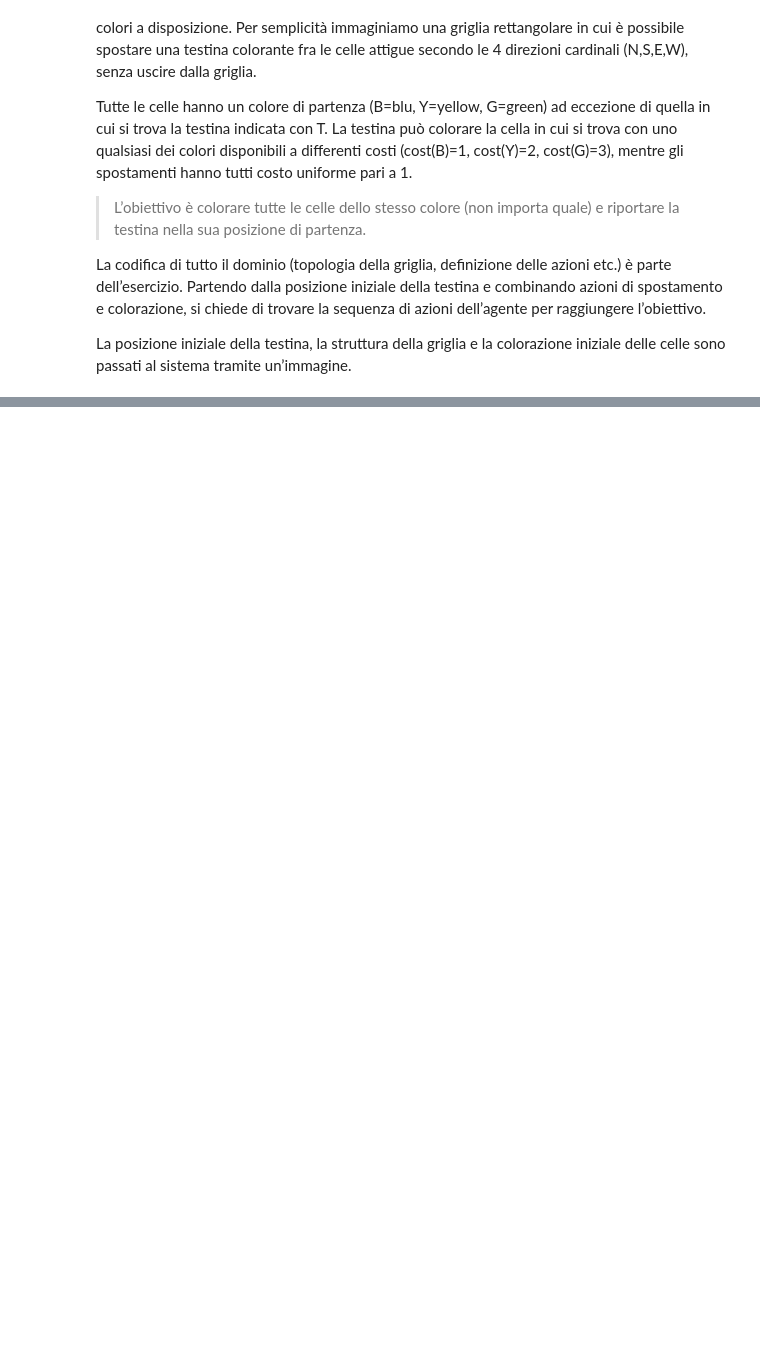
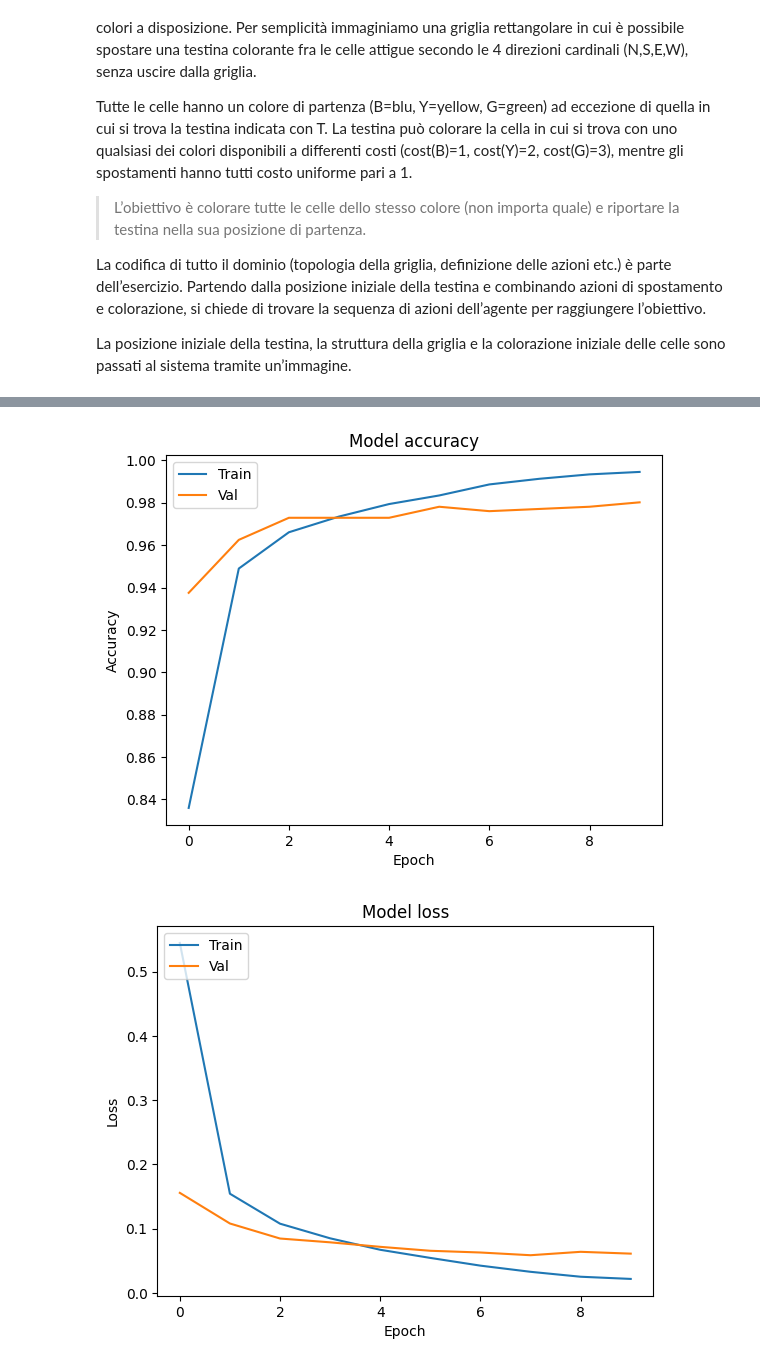
Before and after one commit to toita86/progetto-intro-ia, a Jupyter notebook: prog-intro-ai.ipynb, the cells around one changed output, grey strips where cells are left out. Cells and saved outputs as stored; diff of their text form; code cells hidden in the pictures; blank space fills up the shorter version.

```diff
--- a/prog-intro-ai.ipynb
+++ b/prog-intro-ai.ipynb
@@ -36,0 +263,20 @@ plt.show()
+# %%
+# Set the batch size. This is the number of samples that will be passed through the network at once.
+batch_size = 512
+
+# Set the number of epochs to 7. An epoch is one complete pass through the entire training dataset.
+epochs = 10
+
+# Compile the model.
+# We use the sparse_categorical_crossentropy loss function, which is suitable for multi-class classification problems.
+# The optimizer is set to 'adam', which is a popular choice due to its efficiency and good performance on a wide range of problems.
+# We also specify that we want to evaluate the model's accuracy during training.
+seq_lett_model.compile(loss="sparse_categorical_crossentropy", optimizer="adam", metrics=["accuracy"])
+
+# Fit the model to the training data.
+# We also specify a validation split of 0.1, meaning that 10% of the training data will be used as validation data.
+# The model's performance is evaluated on this validation data at the end of each epoch.
+training_operation = seq_lett_model.fit(X_train, y_train_library, batch_size=batch_size, epochs=epochs, validation_split=0.1)
+
+# Save the trained model to a file so that it can be loaded later for making predictions or continuing training.
+seq_lett_model.save('seq_lett_model.keras')
@@ -36,0 +304,21 @@ plt.show()
+# %%
+# Plot training & validation accuracy values
+plt.plot(training_operation.history['accuracy'])
+plt.plot(training_operation.history['val_accuracy'])
+plt.title('Model accuracy')
+plt.ylabel('Accuracy')
+plt.xlabel('Epoch')
+plt.legend(['Train', 'Val'], loc='upper left')
+plt.show()
+
+# Plot training & validation loss values
+plt.plot(training_operation.history['loss'])
+plt.plot(training_operation.history['val_loss'])
+plt.title('Model loss')
+plt.ylabel('Loss')
+plt.xlabel('Epoch')
+plt.legend(['Train', 'Val'], loc='upper left')
+plt.show()
+# %% [output]
+[figure, added]
+[figure, added]
```
Also changed, not shown: parts of 23 cells of this notebook, 8 other files.
